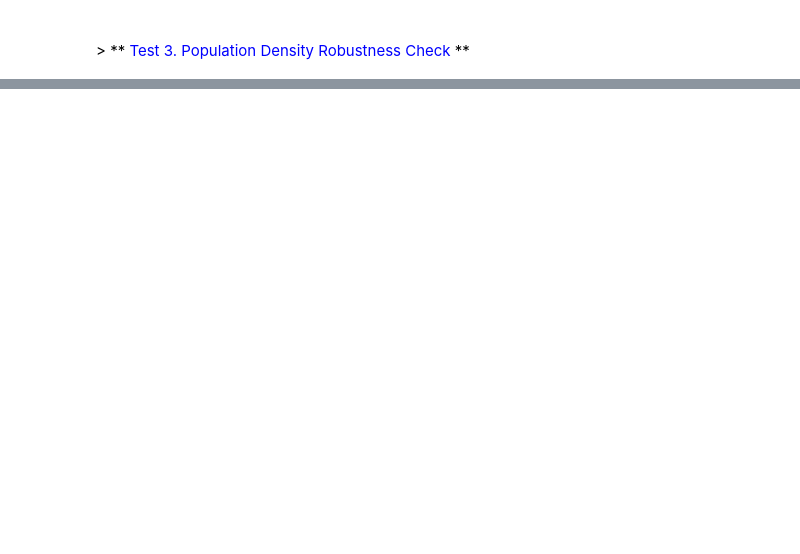
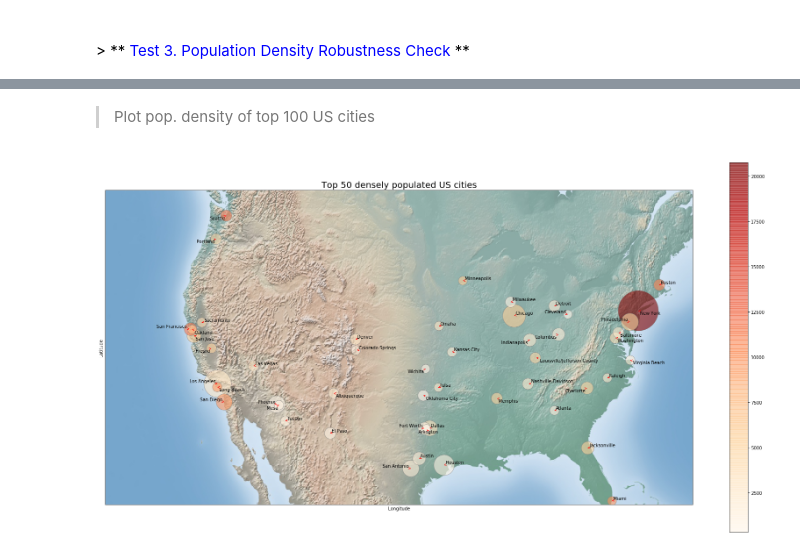
Before and after one commit to ShawnHouCHN/Large-scale-social-media-data-as-a-sensor-for-public-opinion-on-climate-change, a Jupyter notebook: Data Preprocessing & Modelling.ipynb, the cells around one changed output, grey strips where cells are left out. Saved outputs shown, nothing was run; the diff lists cells and outputs as text; code cells hidden in the pictures; blank space fills up the shorter version.

```diff
--- a/Data Preprocessing & Modelling.ipynb
+++ b/Data Preprocessing & Modelling.ipynb
@@ -240,3 +246 @@ def getWeatherNormals(loc_df):
 ***
-# %%
-def getPopDens(loc_df):
@@ -624,0 +651,16 @@ def getWeatherNormalGHCND(locs_df, date, n, M, Regressor):
+# %%
+year="2016"
+
+pop_den_years=np.array([2000,2005,2010,2015])
+nearest_pop_year = pop_den_years[(np.abs(pop_den_years-int(year))).argmin()]
+
+pop_file="data\\population density\\gpw-v4-population-density-rev10_"+str(nearest_pop_year)+"_30_sec_tif\\gpw_v4_population_density_rev10_"+str(nearest_pop_year)+"_30_sec.tif"
+
+tifdump(pop_file)
+
+#df=pd.DataFrame({'LAT': [40.785091,33.792461], 'LON':[-73.968285,-118.185005]})
+pop_img = gdal.Open(pop_file)
+#print "[New York  Los Angeles]",getPopDens(df, img)
+#fp = open('data\\population density\\gpw-v4-population-density-rev10_2015_30_sec_tif\\gpw_v4_population_density_rev10_2015_30_sec.tif',"rb")
+#pop_img = imread(pop_file)
+#pop_img[]
@@ -624,0 +713,36 @@ def getWeatherNormalGHCND(locs_df, date, n, M, Regressor):
+# %% [markdown]
+> Plot pop. density of top 100 US cities
+# %%
+cities_df=pd.read_json('data//data option one//cities.json',orient="records")
+top_50_cities_df=cities_df.head(50)
+top_50_cities_df=top_50_cities_df.rename(index=str, columns={"latitude": "LAT", "longitude": "LON"})
+top_50_cities_df['DEN']=getPopDens(top_50_cities_df,pop_img)
+
+f, axe = plt.subplots(1, 1, sharex=True)
+axe.set_title("Top 50 densely populated US cities", fontsize=20)
+f.set_size_inches(30, 15.5, forward=True)
+map = Basemap(llcrnrlon=-125,llcrnrlat=22,urcrnrlon=-64,urcrnrlat=49,
+        projection='lcc',lat_1=32,lat_2=45,lon_0=-95)
+
+x, y = map(top_50_cities_df['LON'].tolist(), top_50_cities_df['LAT'].tolist())
+
+scat=map.scatter(x,y, s=top_50_cities_df['population']/1000, c=top_50_cities_df['DEN'], cmap="OrRd", alpha=0.6, edgecolors="grey", linewidth=1)
+
+texts = [axe.text(x, y, label, ha='center', va='center') for label, x, y in zip(top_50_cities_df['city'], x, y)]
+adjust_text(texts, force_text=0.75, arrowprops=dict(arrowstyle='->', color='red'))
+# Add titles (main and on axis)
+#divider = make_axes_locatable(scat)
+#cax = divider.append_axes("right", size="5%", pad=0.05)
+
+f.colorbar(scat,ax=axe)
+axe.set_aspect('auto')
+axe.set_xlabel("Longitude")
+axe.set_ylabel("Latitude")
+
+map.shadedrelief()
+
+plt.show()
+f.tight_layout()
+f.savefig('top50_pd.png')
+# %% [output]
+[figure, added]
```
Also changed, not shown: parts of 15 cells of this notebook, 4 other files.
